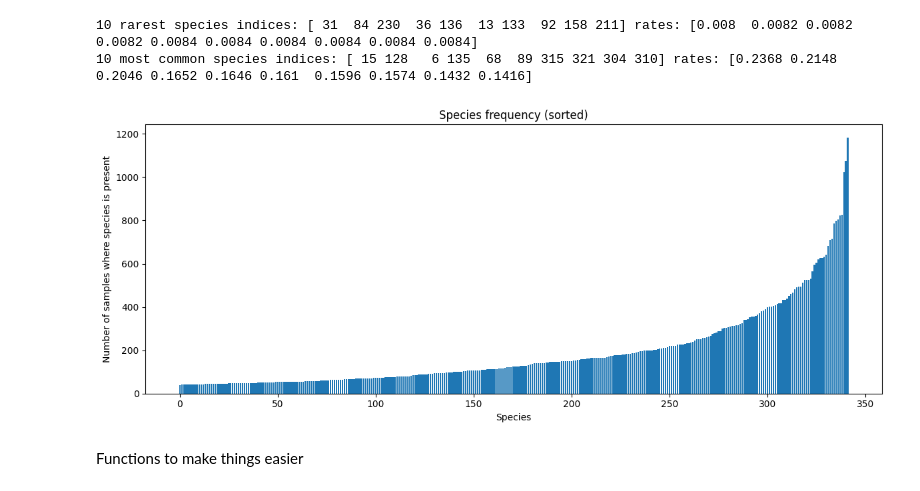
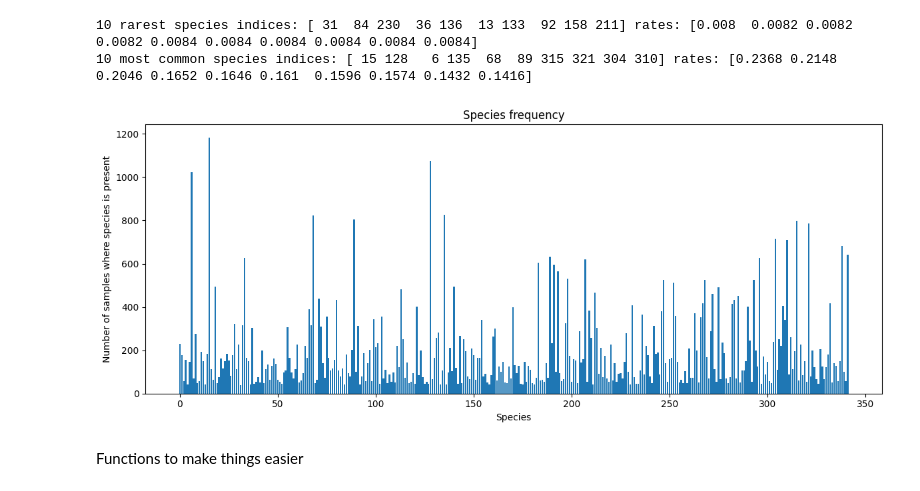
Before and after one commit to AaronDinesh/IPEO-2025, a Jupyter notebook: notebooks/class_imbalances.ipynb, the cells around one changed output. Cells and saved outputs as stored; diff of their text form; code cells hidden in the pictures.

```diff
--- a/notebooks/class_imbalances.ipynb
+++ b/notebooks/class_imbalances.ipynb
@@ -397,16 +397,16 @@ ultra-rare (<0.1%): 0  / 342
 # %%
 order = np.argsort(pos_count)
 plt.figure(figsize=(12,5))
-plt.bar(np.arange(len(pos_count)), pos_count[order])
+plt.bar(np.arange(len(pos_count)), pos_count)
 
 plt.xlabel("Species")
 plt.ylabel("Number of samples where species is present")
-plt.title("Species frequency (sorted)")
+plt.title("Species frequency")
 
 plt.tight_layout()
 plt.show()
 # %% [output]
-[figure, old version]
+[figure, new version]
 # %% [markdown]
 Functions to make things easier
 # %%
```
Also changed, not shown: 2 other files.
